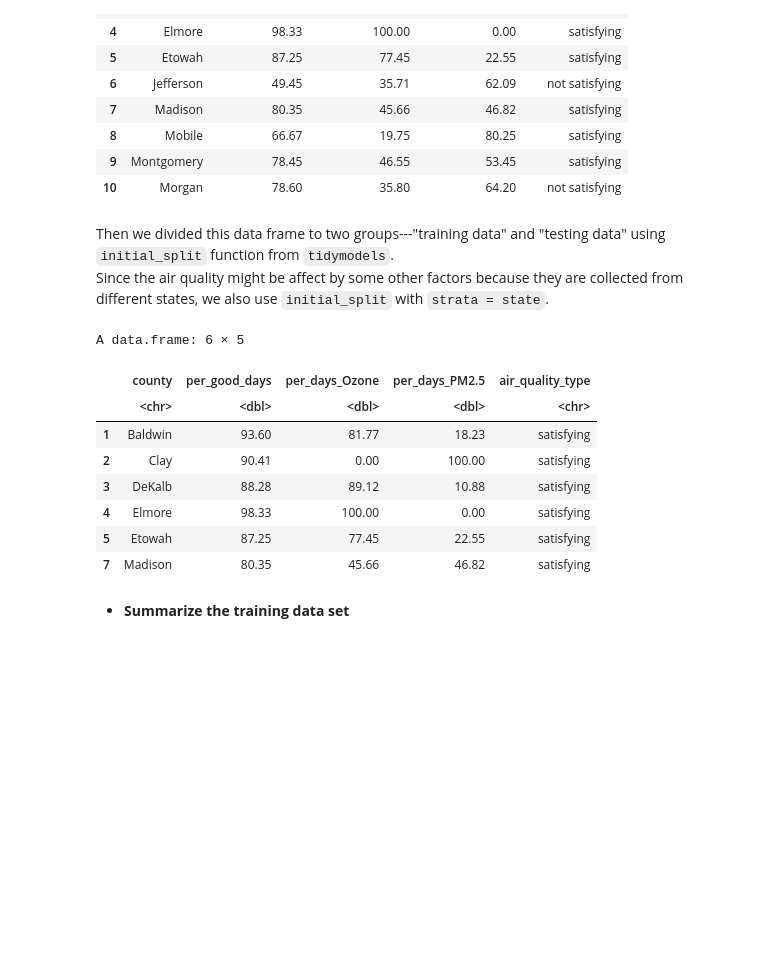
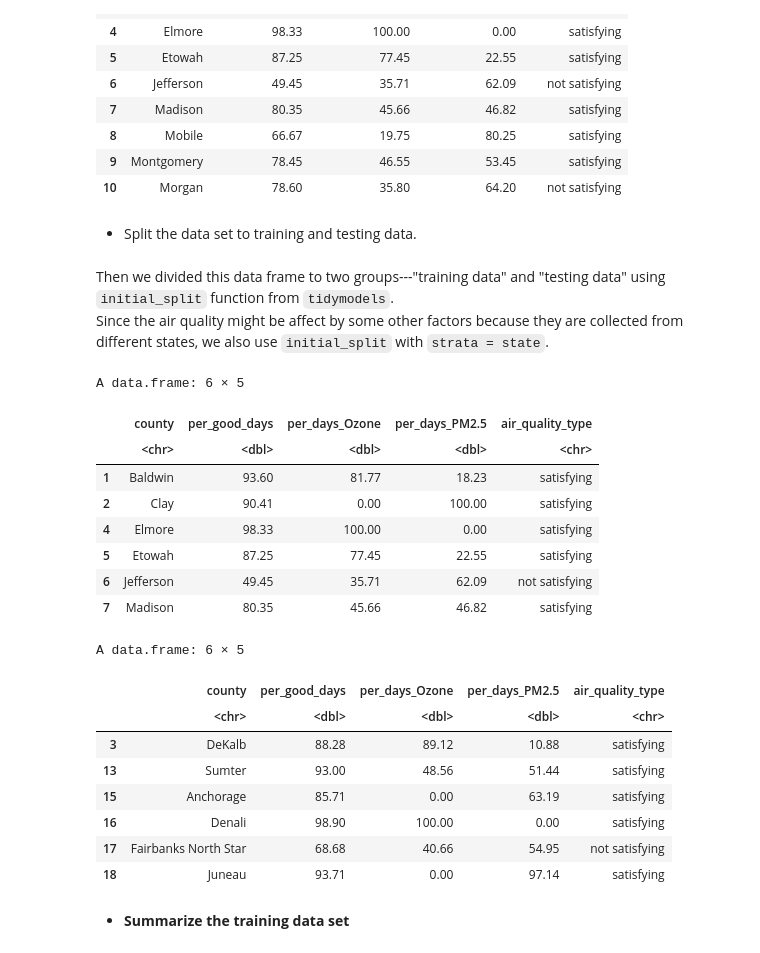
Before and after one commit to Hansen0014/Air-quality-data, a Jupyter notebook: Proposal.ipynb, the cells around one changed output. Drawn from its saved outputs; the diff is of its cells as text; code cells hidden in the pictures; blank space fills up the shorter version.

```diff
--- a/Proposal.ipynb
+++ b/Proposal.ipynb
@@ -76,24 +76,36 @@ A data.frame: 10 × 5
 | 8 | Mobile | 66.67 | 19.75 | 80.25 | satisfying |
 | 9 | Montgomery | 78.45 | 46.55 | 53.45 | satisfying |
 | 10 | Morgan | 78.60 | 35.80 | 64.20 | not satisfying |
+# %% [markdown]
+* Split the data set to training and testing data.
 # %% [markdown]
 Then we divided this data frame to two groups---"training data" and "testing data" using `initial_split` function from `tidymodels`.
 Since the air quality might be affect by some other factors because they are collected from different states, we also use `initial_split` with `strata = state`.
 # %%
 Air_quality_split <- initial_split(Air_quality_cleaned, prop = 0.70,strata = air_quality_type)
 Air_quality_train <- training(Air_quality_split)
 Air_quality_test <- testing(Air_quality_split)
 head(Air_quality_train)
+head(Air_quality_test)
 # %% [output]
 A data.frame: 6 × 5
 |  | county | per_good_days | per_days_Ozone | per_days_PM2.5 | air_quality_type |
 |  | <chr> | <dbl> | <dbl> | <dbl> | <chr> |
 | 1 | Baldwin | 93.60 | 81.77 | 18.23 | satisfying |
 | 2 | Clay | 90.41 | 0.00 | 100.00 | satisfying |
-| 3 | DeKalb | 88.28 | 89.12 | 10.88 | satisfying |
 | 4 | Elmore | 98.33 | 100.00 | 0.00 | satisfying |
 | 5 | Etowah | 87.25 | 77.45 | 22.55 | satisfying |
+| 6 | Jefferson | 49.45 | 35.71 | 62.09 | not satisfying |
 | 7 | Madison | 80.35 | 45.66 | 46.82 | satisfying |
+A data.frame: 6 × 5
+|  | county | per_good_days | per_days_Ozone | per_days_PM2.5 | air_quality_type |
+|  | <chr> | <dbl> | <dbl> | <dbl> | <chr> |
+| 3 | DeKalb | 88.28 | 89.12 | 10.88 | satisfying |
+| 13 | Sumter | 93.00 | 48.56 | 51.44 | satisfying |
+| 15 | Anchorage | 85.71 | 0.00 | 63.19 | satisfying |
+| 16 | Denali | 98.90 | 100.00 | 0.00 | satisfying |
+| 17 | Fairbanks North Star | 68.68 | 40.66 | 54.95 | not satisfying |
+| 18 | Juneau | 93.71 | 0.00 | 97.14 | satisfying |
 # %% [markdown]
 * **Summarize the training data set**
 # %% [markdown]
```
